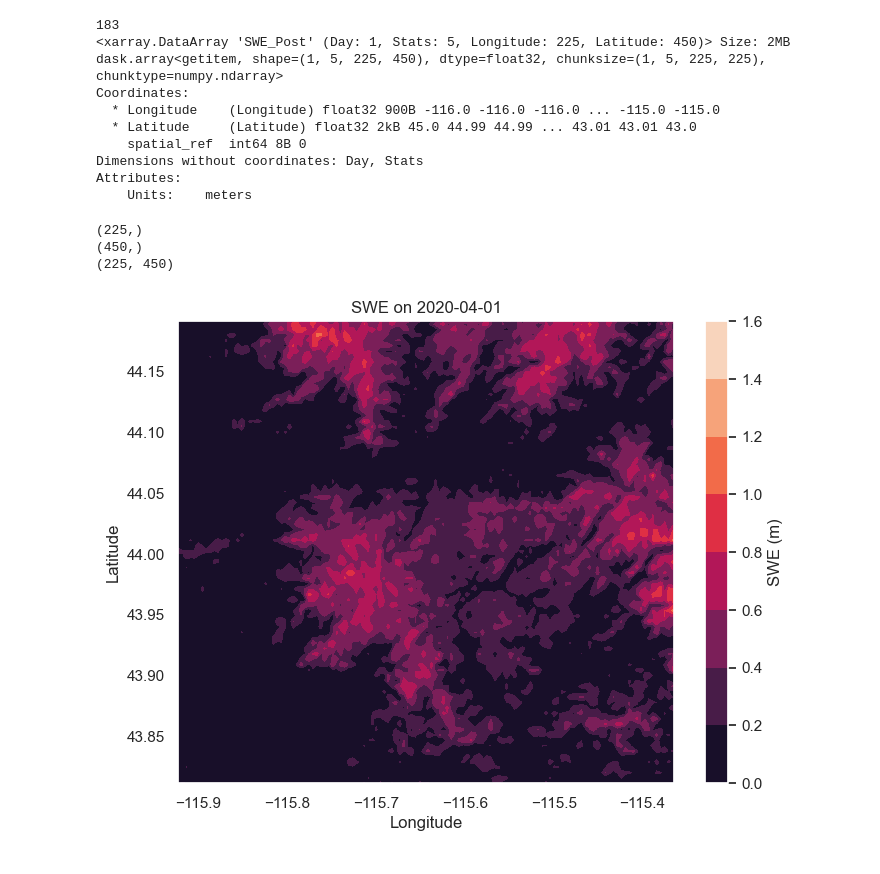
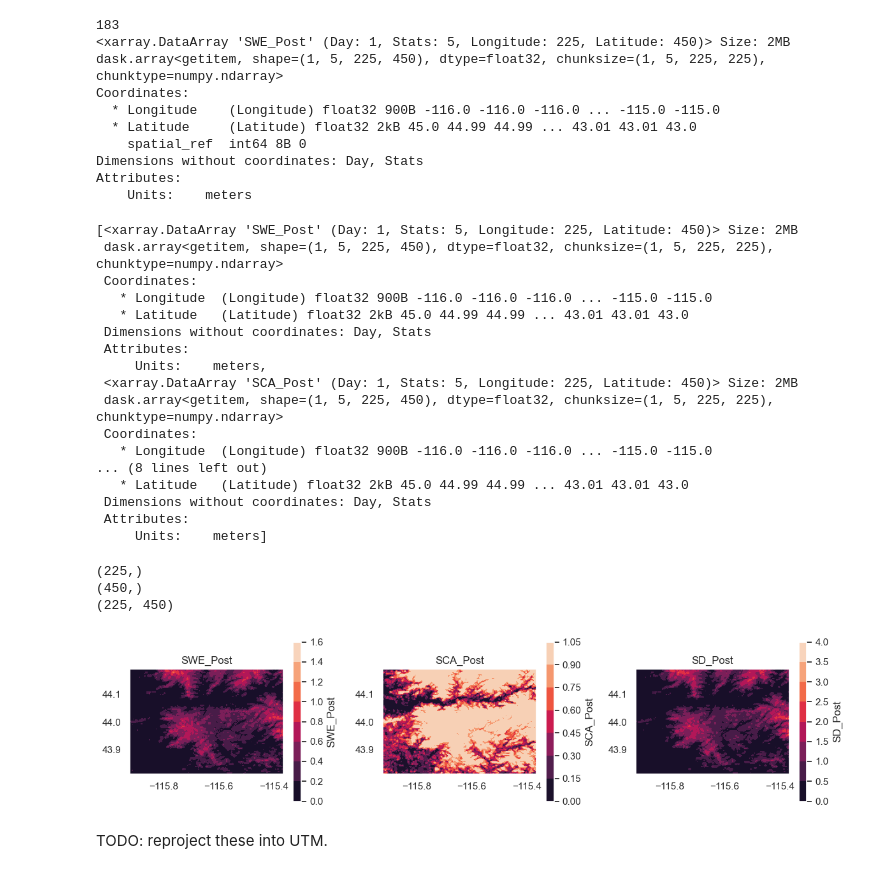
Before and after one commit to julober/snowex_uavsar_coherence, a Jupyter notebook: notebooks/01_data_download_and_prep.ipynb, the cells around one changed output. Cells and saved outputs as stored; diff of their text form; code cells hidden in the pictures.

```diff
--- a/notebooks/01_data_download_and_prep.ipynb
+++ b/notebooks/01_data_download_and_prep.ipynb
@@ -614,6 +614,29 @@ Coordinates:
 Dimensions without coordinates: Day, Stats
 Attributes:
     Units:    meters
+# %%
+snow_prods = [ds['SWE_Post'].loc[ds['Day'] == day_diff],
+              ds['SCA_Post'].loc[ds['Day'] == day_diff],
+              ds['SD_Post'].loc[ds['Day'] == day_diff]]
+snow_prods
+# %% [output]
+[<xarray.DataArray 'SWE_Post' (Day: 1, Stats: 5, Longitude: 225, Latitude: 450)> Size: 2MB
+ dask.array<getitem, shape=(1, 5, 225, 450), dtype=float32, chunksize=(1, 5, 225, 225), chunktype=numpy.ndarray>
+ Coordinates:
+   * Longitude  (Longitude) float32 900B -116.0 -116.0 -116.0 ... -115.0 -115.0
+   * Latitude   (Latitude) float32 2kB 45.0 44.99 44.99 ... 43.01 43.01 43.0
+ Dimensions without coordinates: Day, Stats
+ Attributes:
+     Units:    meters,
+ <xarray.DataArray 'SCA_Post' (Day: 1, Stats: 5, Longitude: 225, Latitude: 450)> Size: 2MB
+ dask.array<getitem, shape=(1, 5, 225, 450), dtype=float32, chunksize=(1, 5, 225, 225), chunktype=numpy.ndarray>
+ Coordinates:
+   * Longitude  (Longitude) float32 900B -116.0 -116.0 -116.0 ... -115.0 -115.0
+... (8 lines left out)
+   * Latitude   (Latitude) float32 2kB 45.0 44.99 44.99 ... 43.01 43.01 43.0
+ Dimensions without coordinates: Day, Stats
+ Attributes:
+     Units:    meters]
 # %%
 print(swe_day['Longitude'].shape)
 print(swe_day['Latitude'].shape)
@@ -624,14 +647,27 @@ print(swe_day[0,0].shape)
 (225, 450)
 # %%
 # plot swe_day, trim to outline
-plt.figure(figsize=(8, 6))
-plt.contourf(swe_day['Longitude'], swe_day['Latitude'], swe_day[0,0].T)
-plt.xlim(outline.total_bounds[0], outline.total_bounds[2])
-plt.ylim(outline.total_bounds[1], outline.total_bounds[3])
-plt.title(f'SWE on {day}')
-plt.xlabel('Longitude')
-plt.ylabel('Latitude')
-plt.colorbar(label='SWE (m)')
+fig, axes = plt.subplots(1, 3, figsize=(12, 3))
+
+for prod, ax in zip(snow_prods, axes):
+    im = ax.contourf(prod['Longitude'], prod['Latitude'], prod[0,0].T)
+    ax.set_xlim(outline.total_bounds[0], outline.total_bounds[2])
+    ax.set_ylim(outline.total_bounds[1], outline.total_bounds[3])
+    ax.set_aspect('equal')
+    ax.set_title(prod.name)
+    fig.colorbar(im, ax=ax, label=prod.name)
+fig.tight_layout()
 plt.show()
+# plt.figure(figsize=(8, 6))
+# plt.contourf(swe_day['Longitude'], swe_day['Latitude'], swe_day[0,0].T)
+# plt.xlim(outline.total_bounds[0], outline.total_bounds[2])
+# plt.ylim(outline.total_bounds[1], outline.total_bounds[3])
+# plt.title(f'SWE on {day}')
+# plt.xlabel('Longitude')
+# plt.ylabel('Latitude')
+# plt.colorbar(label='SWE (m)')
+# plt.show()
 # %% [output]
-[figure, old version]
+[figure, new version]
+# %% [markdown]
+TODO: reproject these into UTM.
```
